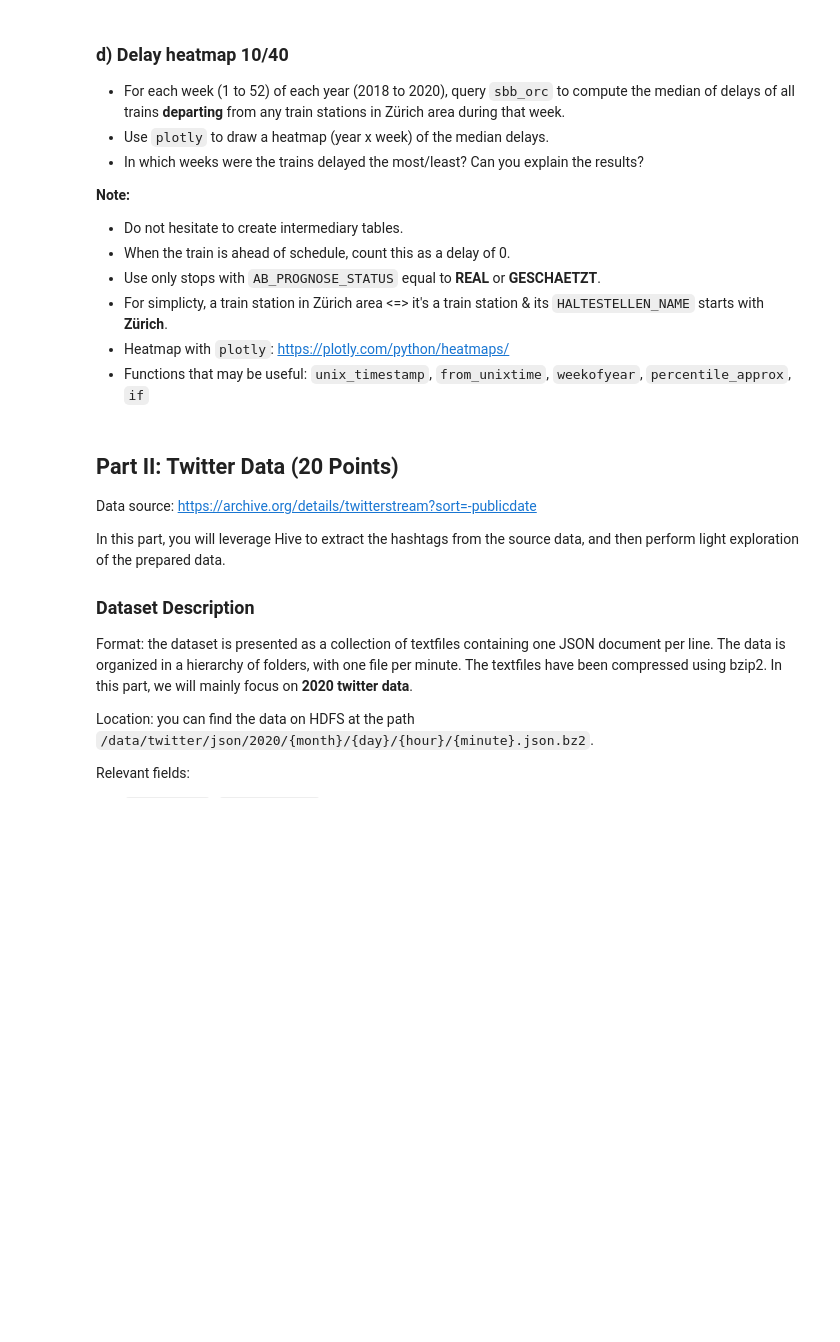
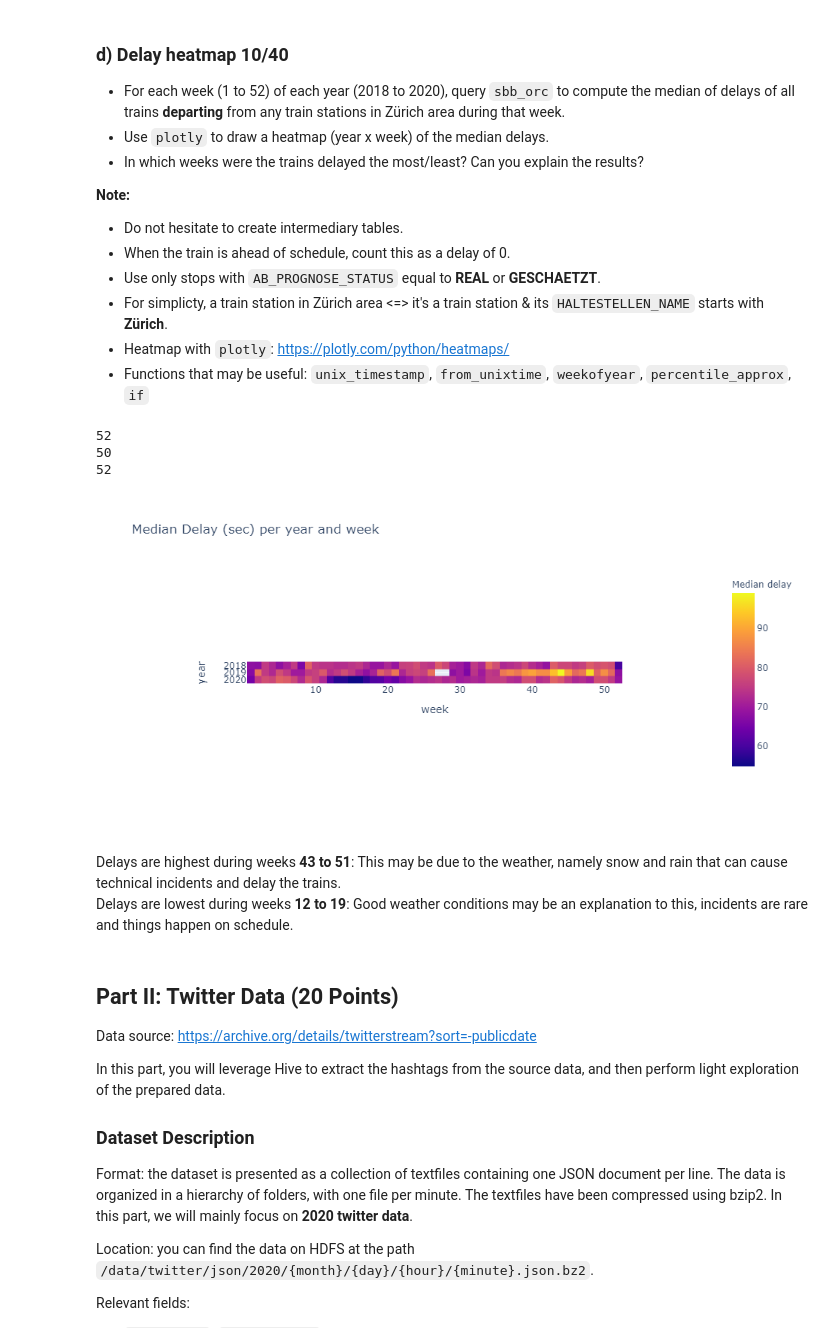
Before and after one commit to ayman-mezghani/dslab-hw2-Data_Wrangling_with_Hadoop, a Jupyter notebook: notebooks/DSLab_homework2.ipynb, the cells around one changed output. Drawn from its saved outputs; the diff is of its cells as text; code cells hidden in the pictures; blank space fills up the shorter version.

```diff
--- a/notebooks/DSLab_homework2.ipynb
+++ b/notebooks/DSLab_homework2.ipynb
@@ -238,3 +211,48 @@ fig.show()
+# %%
+query = """
+    with departures as(
+        select unix_timestamp(ABFAHRTSZEIT, 'dd.MM.yyy HH:mm') as expected,
+               unix_timestamp(AB_PROGNOSE, 'dd.MM.yyy HH:mm:ss') as actual,
+               from_unixtime(unix_timestamp(BETRIEBSTAG, 'dd.MM.yyyy')) as day
+        from {0}.sbb_orc
+        where PRODUKT_ID = "Zug"
+          and HALTESTELLEN_NAME like "Zürich%"
+          and (AB_PROGNOSE_STATUS = "REAL" or AB_PROGNOSE_STATUS = "GESCHAETZT")
+    )
+    select weekofyear(day) as week,
+           year(day) as year,
+           percentile_approx(if(expected < actual, actual - expected, 0), 0.5) as median_delay
+    from departures
+    group by year(day), weekofyear(day)
+""".format(username)
+
+df_delays_zurich = pd.read_sql(query, conn)
+# %%
+df_delays_zurich = df_delays_zurich[df_delays_zurich.week.isin(range(1, 53))] # 2020 has an extra week
+# %%
+print(len(df_delays_zurich[df_delays_zurich.year == 2018]))
+print(len(df_delays_zurich[df_delays_zurich.year == 2019]))
+print(len(df_delays_zurich[df_delays_zurich.year == 2020]))
+# %% [output]
+52
+50
+52
+# %%
+df_delays_zurich = df_delays_zurich.pivot(index='year', columns='week', values='median_delay')
+# %%
+fig = px.imshow(
+    df_delays_zurich,
+    labels = {'color':'Median delay'},
+    title = 'Median Delay (sec) per year and week'
+)
+fig.update_layout(hovermode='x unified')
+
+fig.show()
+# %% [output]
+[figure, added]
+# %% [markdown]
+Delays are highest during weeks **43 to 51**: This may be due to the weather, namely snow and rain that can cause technical incidents and delay the trains.
+Delays are lowest during weeks **12 to 19**: Good weather conditions may be an explanation to this, incidents are rare and things happen on schedule.
 # %% [markdown]
 ## Part II: Twitter Data (20 Points)
 
```
Also changed, not shown: parts of 4 cells of this notebook.
